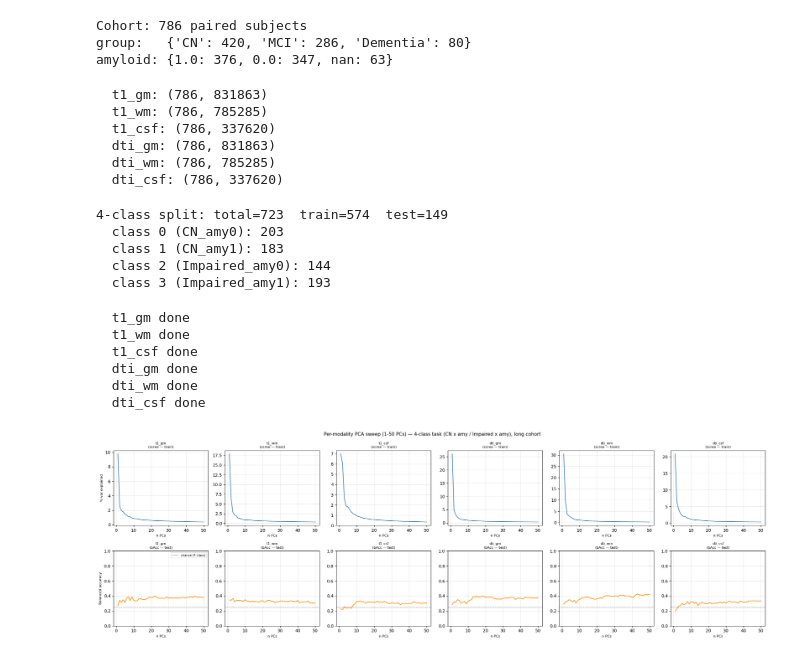
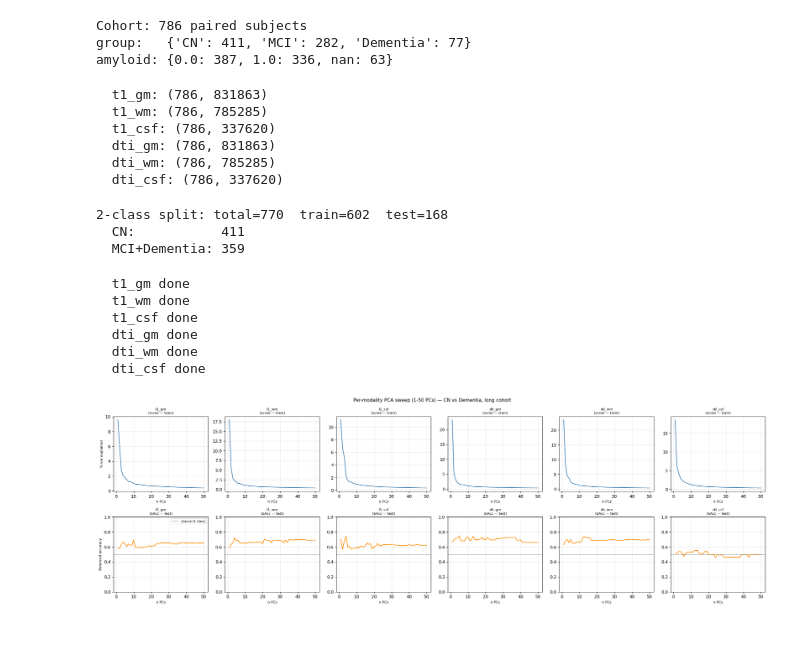
Before and after one commit to william2952/ADRU, a Jupyter notebook: model_analysis_v4.ipynb, the cells around one changed output. Saved outputs shown, nothing was run; the diff lists cells and outputs as text; code cells hidden in the pictures.

```diff
--- a/model_analysis_v4.ipynb
+++ b/model_analysis_v4.ipynb
@@ -35,7 +44,7 @@ DATA     = Path("model_data/adni")
 T1_LONG  = DATA / "t1_long_data"
 DTI_LONG = DATA / "dti_long_data"
 
-meta = pd.read_csv(DATA / "paired_df_long.csv")
+meta = pd.read_csv(DATA / "paired_df_long_v2.csv")
 MODALITIES = ["t1_gm", "t1_wm", "t1_csf", "dti_gm", "dti_wm", "dti_csf"]
 
 print(f"Cohort: {len(meta)} paired subjects")
@@ -43,8 +52,8 @@ print("group:  ", meta["group"].value_counts().to_dict())
 print("amyloid:", meta["amyloid_label"].value_counts(dropna=False).to_dict())
 # %% [output]
 Cohort: 786 paired subjects
-group:   {'CN': 420, 'MCI': 286, 'Dementia': 80}
-amyloid: {1.0: 376, 0.0: 347, nan: 63}
+group:   {'CN': 411, 'MCI': 282, 'Dementia': 77}
+amyloid: {0.0: 387, 1.0: 336, nan: 63}
 # %%
 key_col = {
     "t1_gm":  "t1_image_subject_id",
@@ -82,59 +91,61 @@ for k, p in parquet_paths.items():
   dti_wm: (786, 785285)
   dti_csf: (786, 337620)
 # %%
-# 4-class: CN×amy0, CN×amy1, Impaired×amy0, Impaired×amy1
-amy_mask = (meta["group"].isin(["CN", "MCI", "Dementia"]) & meta["amyloid_label"].notna()).values
+# 2-class: CN vs MCI+Dementia (all 770 subjects with valid diagnosis)
+bin_mask   = meta["group"].notna().values          # drops 16 rows with no DXSUM within 180d
 
-g4_raw = meta.loc[amy_mask, "group"].values
-g4 = np.where(np.isin(g4_raw, ["MCI", "Dementia"]), "Impaired", g4_raw)
-a4 = meta.loc[amy_mask, "amyloid_label"].values.astype(int)
-
-label_map_4 = {("CN", 0): 0, ("CN", 1): 1, ("Impaired", 0): 2, ("Impaired", 1): 3}
-y4      = np.array([label_map_4[(g, a)] for g, a in zip(g4, a4)], dtype=np.int64)
-idx4    = np.where(amy_mask)[0]
-groups4 = meta.loc[amy_mask, "subject_id"].values
+y_bin      = meta.loc[bin_mask, "group"].map({"CN": 0, "MCI": 1, "Dementia": 1}).values.astype(np.int64)
+idx_bin    = np.where(bin_mask)[0]
+groups_bin = meta.loc[bin_mask, "subject_id"].values
 
 sgkf = StratifiedGroupKFold(n_splits=5, shuffle=True, random_state=0)
-local_tr, local_te = next(sgkf.split(np.arange(len(y4)), y4, groups4))
-y4_tr, y4_te = y4[local_tr], y4[local_te]
+local_tr, local_te = next(sgkf.split(np.arange(len(y_bin)), y_bin, groups_bin))
+y_bin_tr, y_bin_te = y_bin[local_tr], y_bin[local_te]
 
-assert len(set(groups4[local_tr]) & set(groups4[local_te])) == 0, "Subject leakage!"
+assert len(set(groups_bin[local_tr]) & set(groups_bin[local_te])) == 0, "Subject leakage!"
 
-print(f"4-class split: total={len(y4)}  train={len(local_tr)}  test={len(local_te)}")
-for cls, name in enumerate(["CN_amy0", "CN_amy1", "Impaired_amy0", "Impaired_amy1"]):
-    print(f"  class {cls} ({name}): {(y4 == cls).sum()}")
+print(f"2-class split: total={len(y_bin)}  train={len(local_tr)}  test={len(local_te)}")
+print(f"  CN:           {(y_bin == 0).sum()}")
+print(f"  MCI+Dementia: {(y_bin == 1).sum()}")
 # %% [output]
-4-class split: total=723  train=574  test=149
-  class 0 (CN_amy0): 203
-  class 1 (CN_amy1): 183
-  class 2 (Impaired_amy0): 144
-  class 3 (Impaired_amy1): 193
+2-class split: total=770  train=602  test=168
+  CN:           411
+  MCI+Dementia: 359
 # %%
-cn_mask = meta["group"].eq("CN").values
+cn_mask  = meta["group"].eq("CN").values
 PC_RANGE = list(range(1, 51))
-scalers = {}
+scalers  = {}
 scree_records, bacc_records = [], []
 
+# CN vs Dementia subset for the scree/bAcc sweep
+cd_mask   = meta["group"].isin(["CN", "Dementia"]).values
+y_cd      = meta.loc[cd_mask, "group"].map({"CN": 0, "Dementia": 1}).values.astype(np.int64)
+idx_cd    = np.where(cd_mask)[0]
+groups_cd = meta.loc[cd_mask, "subject_id"].values
+
+sgkf_cd = StratifiedGroupKFold(n_splits=5, shuffle=True, random_state=0)
+cd_tr, cd_te = next(sgkf_cd.split(np.arange(len(y_cd)), y_cd, groups_cd))
+y_cd_tr, y_cd_te = y_cd[cd_tr], y_cd[cd_te]
+
 for mod in MODALITIES:
-    X_mod = X_raw[mod].astype(np.float32)
+    X_mod  = X_raw[mod].astype(np.float32)
     scaler = StandardScaler().fit(X_mod[cn_mask])
     scalers[mod] = scaler
 
     X_full = scaler.transform(X_mod)
-    X4     = X_full[idx4]
-    X4_tr  = X4[local_tr]
-    X4_te  = X4[local_te]
+    Xb     = X_full[idx_cd]
+    Xb_tr  = Xb[cd_tr]
+    Xb_te  = Xb[cd_te]
 
-    pca = PCA(n_components=50, random_state=0, svd_solver="randomized").fit(X4_tr)
+    pca = PCA(n_components=50, random_state=0, svd_solver="randomized").fit(Xb_tr)
     evr = pca.explained_variance_ratio_
-    Z_tr = pca.transform(X4_tr)
-    Z_te = pca.transform(X4_te)
+    Z_tr = pca.transform(Xb_tr)
+    Z_te = pca.transform(Xb_te)
 
     for n_pc in PC_RANGE:
         scree_records.append({"modality": mod, "n_pc": n_pc, "var_explained": float(evr[n_pc - 1])})
-        clf  = SVC(class_weight="balanced", random_state=0,
-                   decision_function_shape="ovr").fit(Z_tr[:, :n_pc], y4_tr)
-        bacc = balanced_accuracy_score(y4_te, clf.predict(Z_te[:, :n_pc]))
+        clf  = SVC(class_weight="balanced", random_state=0).fit(Z_tr[:, :n_pc], y_cd_tr)
+        bacc = balanced_accuracy_score(y_cd_te, clf.predict(Z_te[:, :n_pc]))
         bacc_records.append({"modality": mod, "n_pc": n_pc, "bAcc": float(bacc)})
 
     print(f"  {mod} done")
@@ -151,33 +162,33 @@ bacc_df  = pd.DataFrame(bacc_records)
 # %%
 fig, axes = plt.subplots(2, 6, figsize=(22, 7))
 
 for col, mod in enumerate(MODALITIES):
     sub_s = scree_df[scree_df["modality"] == mod]
     sub_b = bacc_df[bacc_df["modality"]  == mod]
 
     ax_s = axes[0, col]
     ax_s.plot(sub_s["n_pc"], sub_s["var_explained"] * 100, color="steelblue", lw=1.5)
     ax_s.set_title(f"{mod}\n(scree — train)", fontsize=8)
     ax_s.set_xlabel("n PCs", fontsize=8)
     ax_s.set_ylabel("% var explained" if col == 0 else "", fontsize=8)
     ax_s.grid(True, alpha=0.3)
 
     ax_b = axes[1, col]
     ax_b.plot(sub_b["n_pc"], sub_b["bAcc"], color="darkorange", lw=1.5)
-    ax_b.axhline(0.25, color="grey", lw=0.8, ls="--", label="chance (4-class)")
+    ax_b.axhline(0.5, color="grey", lw=0.8, ls="--", label="chance (2-class)")
     ax_b.set_xlabel("n PCs", fontsize=8)
     ax_b.set_ylabel("Balanced accuracy" if col == 0 else "", fontsize=8)
     ax_b.set_title(f"{mod}\n(bAcc — test)", fontsize=8)
     ax_b.set_ylim(0, 1)
     ax_b.grid(True, alpha=0.3)
     if col == 0:
         ax_b.legend(fontsize=7)
 
 fig.suptitle(
-    "Per-modality PCA sweep (1-50 PCs) — 4-class task (CN x amy / Impaired x amy), long cohort",
+    "Per-modality PCA sweep (1-50 PCs) — CN vs Dementia, long cohort",
     fontsize=11,
 )
 plt.tight_layout()
 plt.show()
 # %% [output]
-[figure, old version]
+[figure, new version]
```
Also changed, not shown: parts of 25 cells of this notebook, 3 other files.
